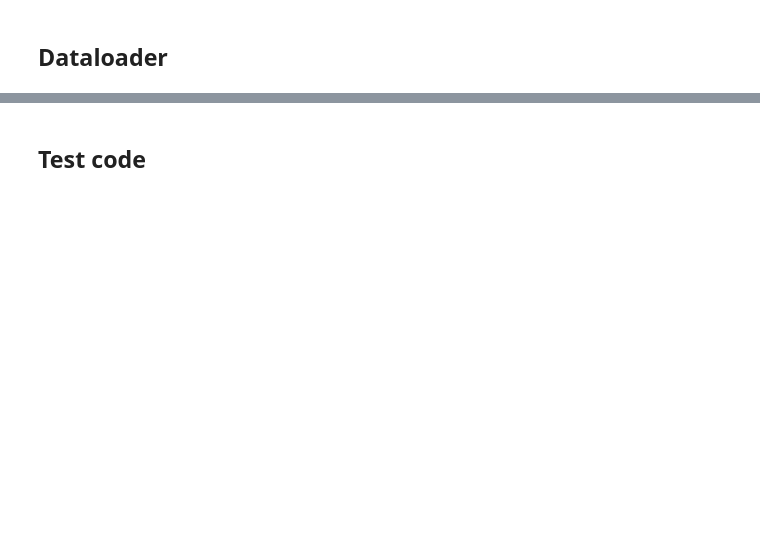
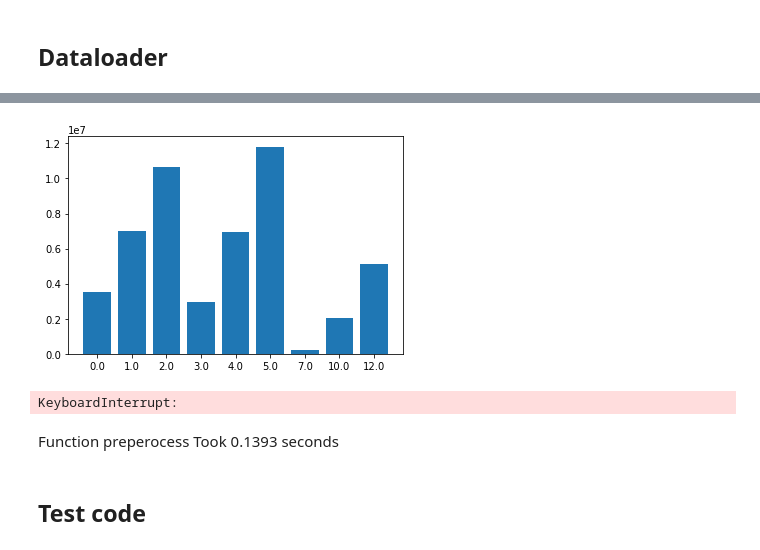
Before and after one commit to DependableSoftware2-0/SemanticTemporalFusion, a Jupyter notebook: semantic_segmentation_notebooks/vkitti_dataloader.ipynb, the cells around one changed output, grey strips where cells are left out. Saved outputs shown, nothing was run; the diff lists cells and outputs as text; code cells hidden in the pictures; blank space fills up the shorter version.

Commit message:
vkitti and classification training

```diff
--- a/semantic_segmentation_notebooks/vkitti_dataloader.ipynb
+++ b/semantic_segmentation_notebooks/vkitti_dataloader.ipynb
@@ -333,0 +487,12 @@ torch.Size([3, 224, 224]) torch.Size([224, 224]) torch.Size([224, 224])
+# %%
+%%time
+root = '/home/deebuls/Documents/phd/dataset/virtual_kitti/'
+
+valid_dataset = SingleImageVirtualKittiDataset(root, "valid", transforms=valid_transforms)
+
+train_dataset = SingleImageVirtualKittiDataset(root, "train", transforms=train_transforms)
+
+loaders = {
+    "train": DataLoader(train_dataset, batch_size=32, shuffle=True, num_workers=int(16/2)),
+    "valid": DataLoader(valid_dataset, batch_size=32, shuffle=False, num_workers=int(16/2)),
+}
@@ -333,0 +525,15 @@ torch.Size([3, 224, 224]) torch.Size([224, 224]) torch.Size([224, 224])
+# %%
+%%time
+max_count = {}
+for idx, sample in enumerate(valid_dataset):
+    #print (sample['mask'].unique(return_counts=True))
+    mask_values, count = sample['mask'].unique(return_counts=True)
+    zip_count = dict(zip(mask_values.tolist(), count.tolist()))
+    #max_count = dict(list(max_count.items()) + list(zip_count.items()))
+    max_count = dict(Counter(max_count)+
+                     Counter(zip_count))
+
+    if idx == 0: continue
+    if idx % 5==0: break
+
+max_count
@@ -334,2 +552,31 @@ torch.Size([3, 224, 224]) torch.Size([224, 224]) torch.Size([224, 224])
+# %%
+import matplotlib.pyplot as plt
+
+names = list(max_count.keys())
+values = list(max_count.values())
+
+plt.bar(range(len(max_count)), values, tick_label=names)
+plt.show()
+# %% [output]
+[figure, added]
+# %%
+%%time
+max_count = {}
+for idx, sample in enumerate(train_dataset):
+    #print (sample['mask'].unique(return_counts=True))
+    mask_values, count = sample['mask'].unique(return_counts=True)
+    zip_count = dict(zip(mask_values.tolist(), count.tolist()))
+    #max_count = dict(list(max_count.items()) + list(zip_count.items()))
+    max_count = dict(Counter(max_count)+
+                     Counter(zip_count))
+
+    if idx == 0: continue
+    if idx % 1000==0: break
+
+max_count
+# %% [output]
+KeyboardInterrupt:
+# %% [markdown]
+Function preperocess  Took 0.1393 seconds
 # %% [markdown]
 ## Test code
```
Also changed, not shown: parts of 38 cells of this notebook, 5 other files.
